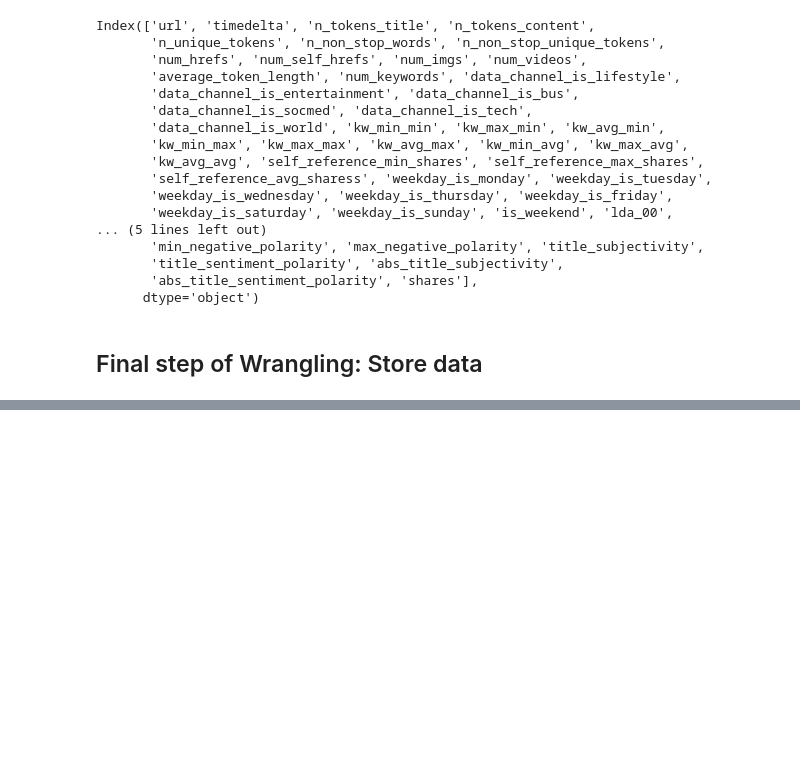
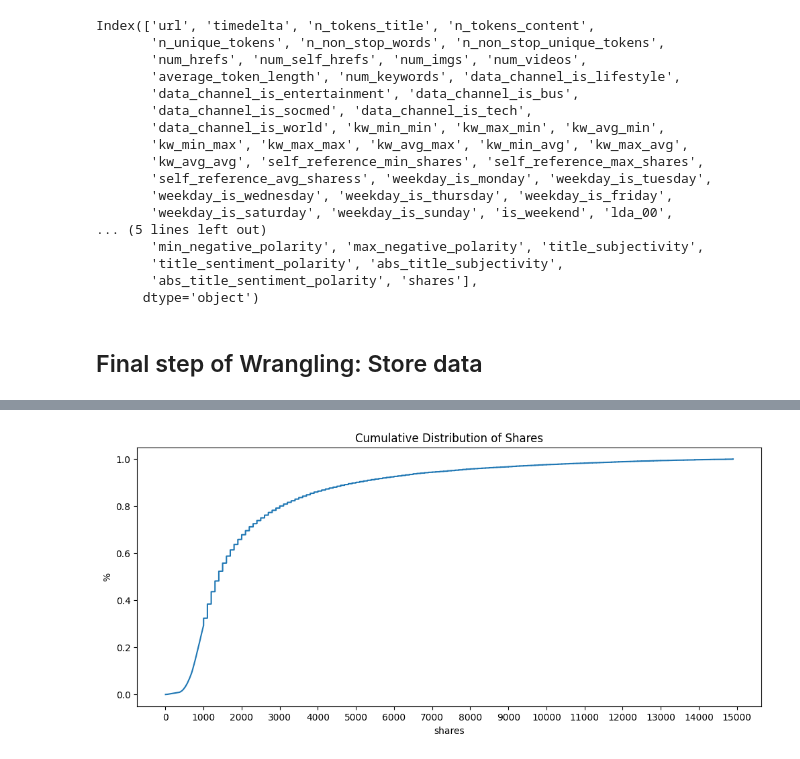
Before and after one commit to prijall/MachineLearning, a Jupyter notebook: Popularity_of_New_Articles/Model.ipynb, the cells around one changed output, grey strips where cells are left out. Saved outputs shown, nothing was run; the diff lists cells and outputs as text; code cells hidden in the pictures; blank space fills up the shorter version.

```diff
--- a/Popularity_of_New_Articles/Model.ipynb
+++ b/Popularity_of_New_Articles/Model.ipynb
@@ -142,0 +187,13 @@ df2=pd.read_csv('clean_data.csv')
+# %%
+#@ Filtering the rows with the share higher than 15000 to see the distribution of majority
+
+df_majority=df2[df2.shares<15000]
+
+#@Plotting out the cumulative Distribution of dependent variables i.e shares
+x, y=ecdf(df_majority.shares)
+
+plt.figure(figsize=(12, 5))
+plt.plot(x, y)
+desc(title='Cumulative Distribution of Shares', xlabel='shares', ylabel='%', xticks1=range(0, 16000, 1000))
+# %% [output]
+[figure, added]
```
Also changed, not shown: parts of 19 cells of this notebook.
